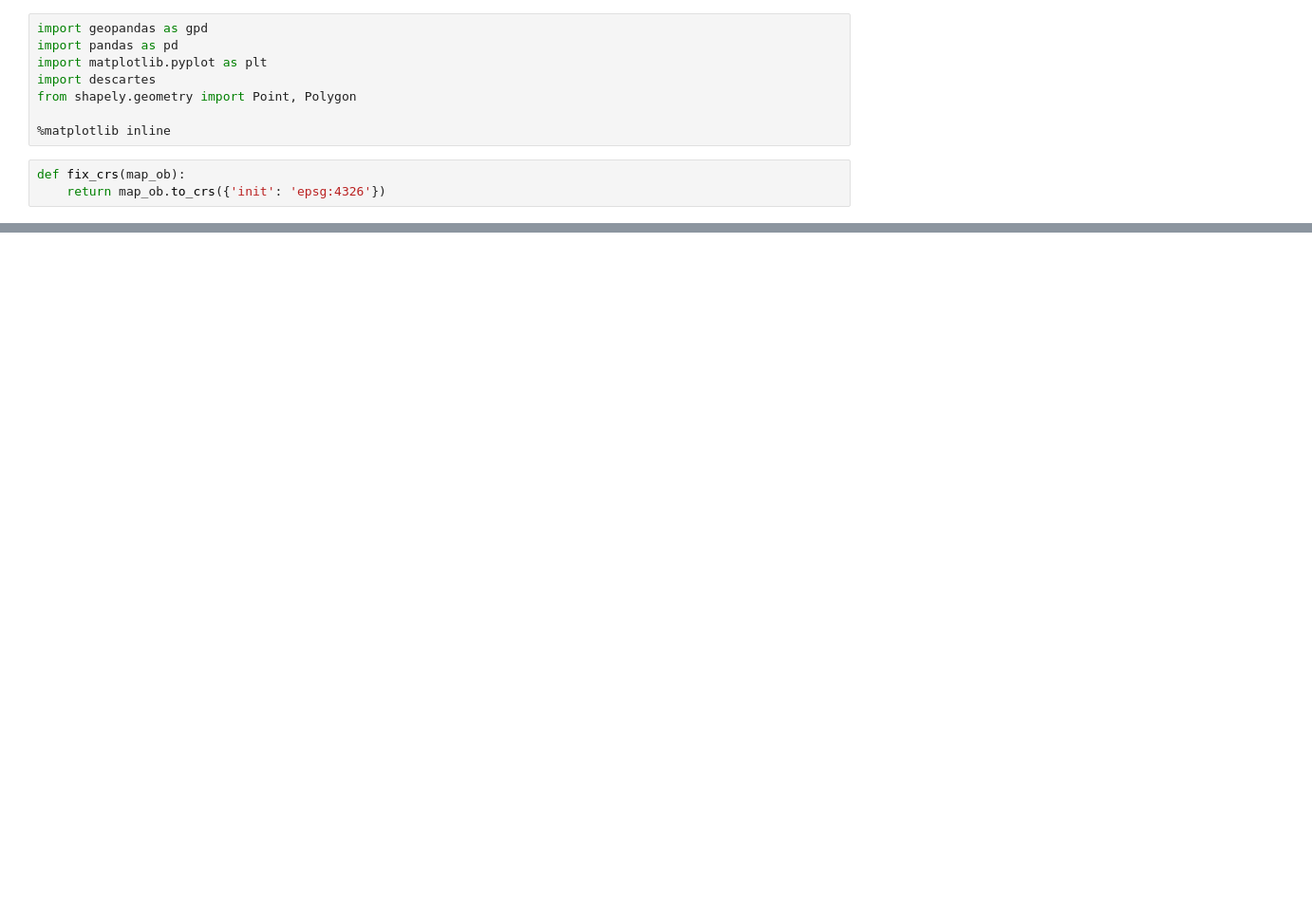
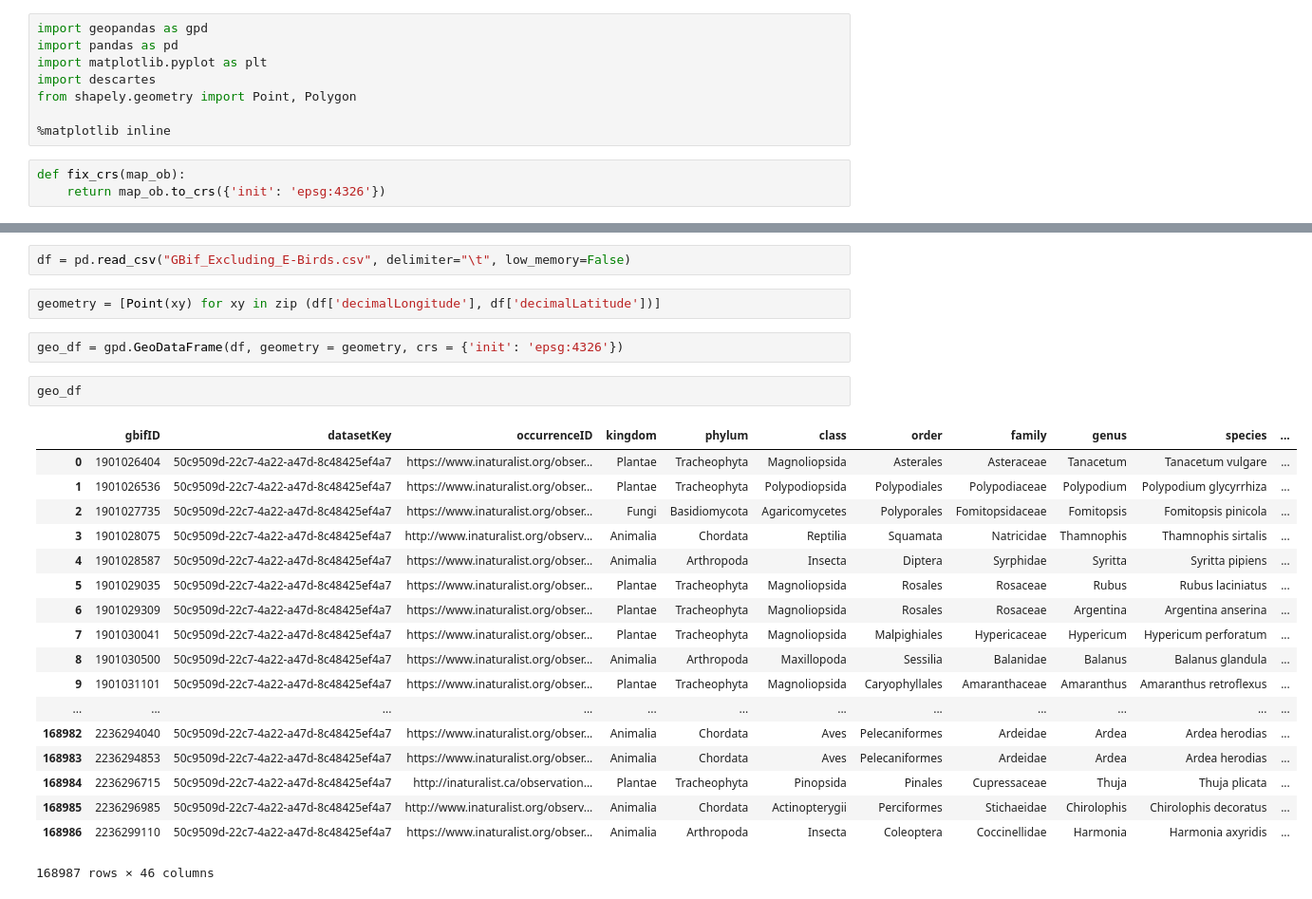
Before and after one commit to raghavaggsss/DSSG19BioDiv, a Jupyter notebook: Geopandas_coordinate.ipynb, the cells around one changed output, grey strips where cells are left out. Shown at 95% size. Drawn from its saved outputs; the diff is of its cells as text; blank space fills up the shorter version.

```diff
--- a/Geopandas_coordinate.ipynb
+++ b/Geopandas_coordinate.ipynb
@@ -33,3 +29,30 @@ van.plot(ax = ax, color='white', edgecolor='black',)
 # %% [output]
 <matplotlib.axes._subplots.AxesSubplot at 0x...>
 [figure]
+# %%
+df = pd.read_csv("GBif_Excluding_E-Birds.csv", delimiter="\t", low_memory=False)
+# %%
+geometry = [Point(xy) for xy in zip (df['decimalLongitude'], df['decimalLatitude'])]
+# %%
+geo_df = gpd.GeoDataFrame(df, geometry = geometry, crs = {'init': 'epsg:4326'})
+# %%
+geo_df
+# %% [output]
+|  | gbifID | datasetKey | occurrenceID | kingdom | phylum | class | order | family | genus | species | ... |
+| 0 | 1901026404 | 50c9509d-22c7-4a22-a47d-8c48425ef4a7 | https://www.inaturalist.org/obser... | Plantae | Tracheophyta | Magnoliopsida | Asterales | Asteraceae | Tanacetum | Tanacetum vulgare | ... |
+| 1 | 1901026536 | 50c9509d-22c7-4a22-a47d-8c48425ef4a7 | https://www.inaturalist.org/obser... | Plantae | Tracheophyta | Polypodiopsida | Polypodiales | Polypodiaceae | Polypodium | Polypodium glycyrrhiza | ... |
+| 2 | 1901027735 | 50c9509d-22c7-4a22-a47d-8c48425ef4a7 | https://www.inaturalist.org/obser... | Fungi | Basidiomycota | Agaricomycetes | Polyporales | Fomitopsidaceae | Fomitopsis | Fomitopsis pinicola | ... |
+| 3 | 1901028075 | 50c9509d-22c7-4a22-a47d-8c48425ef4a7 | http://www.inaturalist.org/observ... | Animalia | Chordata | Reptilia | Squamata | Natricidae | Thamnophis | Thamnophis sirtalis | ... |
+| 4 | 1901028587 | 50c9509d-22c7-4a22-a47d-8c48425ef4a7 | https://www.inaturalist.org/obser... | Animalia | Arthropoda | Insecta | Diptera | Syrphidae | Syritta | Syritta pipiens | ... |
+| 5 | 1901029035 | 50c9509d-22c7-4a22-a47d-8c48425ef4a7 | https://www.inaturalist.org/obser... | Plantae | Tracheophyta | Magnoliopsida | Rosales | Rosaceae | Rubus | Rubus laciniatus | ... |
+| 6 | 1901029309 | 50c9509d-22c7-4a22-a47d-8c48425ef4a7 | https://www.inaturalist.org/obser... | Plantae | Tracheophyta | Magnoliopsida | Rosales | Rosaceae | Argentina | Argentina anserina | ... |
+| 7 | 1901030041 | 50c9509d-22c7-4a22-a47d-8c48425ef4a7 | https://www.inaturalist.org/obser... | Plantae | Tracheophyta | Magnoliopsida | Malpighiales | Hypericaceae | Hypericum | Hypericum perforatum | ... |
+| 8 | 1901030500 | 50c9509d-22c7-4a22-a47d-8c48425ef4a7 | https://www.inaturalist.org/obser... | Animalia | Arthropoda | Maxillopoda | Sessilia | Balanidae | Balanus | Balanus glandula | ... |
+| 9 | 1901031101 | 50c9509d-22c7-4a22-a47d-8c48425ef4a7 | https://www.inaturalist.org/obser... | Plantae | Tracheophyta | Magnoliopsida | Caryophyllales | Amaranthaceae | Amaranthus | Amaranthus retroflexus | ... |
+| ... | ... | ... | ... | ... | ... | ... | ... | ... | ... | ... | ... |
+| 168982 | 2236294040 | 50c9509d-22c7-4a22-a47d-8c48425ef4a7 | https://www.inaturalist.org/obser... | Animalia | Chordata | Aves | Pelecaniformes | Ardeidae | Ardea | Ardea herodias | ... |
+| 168983 | 2236294853 | 50c9509d-22c7-4a22-a47d-8c48425ef4a7 | https://www.inaturalist.org/obser... | Animalia | Chordata | Aves | Pelecaniformes | Ardeidae | Ardea | Ardea herodias | ... |
+| 168984 | 2236296715 | 50c9509d-22c7-4a22-a47d-8c48425ef4a7 | http://inaturalist.ca/observation... | Plantae | Tracheophyta | Pinopsida | Pinales | Cupressaceae | Thuja | Thuja plicata | ... |
+| 168985 | 2236296985 | 50c9509d-22c7-4a22-a47d-8c48425ef4a7 | http://www.inaturalist.org/observ... | Animalia | Chordata | Actinopterygii | Perciformes | Stichaeidae | Chirolophis | Chirolophis decoratus | ... |
+| 168986 | 2236299110 | 50c9509d-22c7-4a22-a47d-8c48425ef4a7 | https://www.inaturalist.org/obser... | Animalia | Arthropoda | Insecta | Coleoptera | Coccinellidae | Harmonia | Harmonia axyridis | ... |
+168987 rows × 46 columns
```
Also changed, not shown: parts of 33 cells of this notebook, 2 other files.
